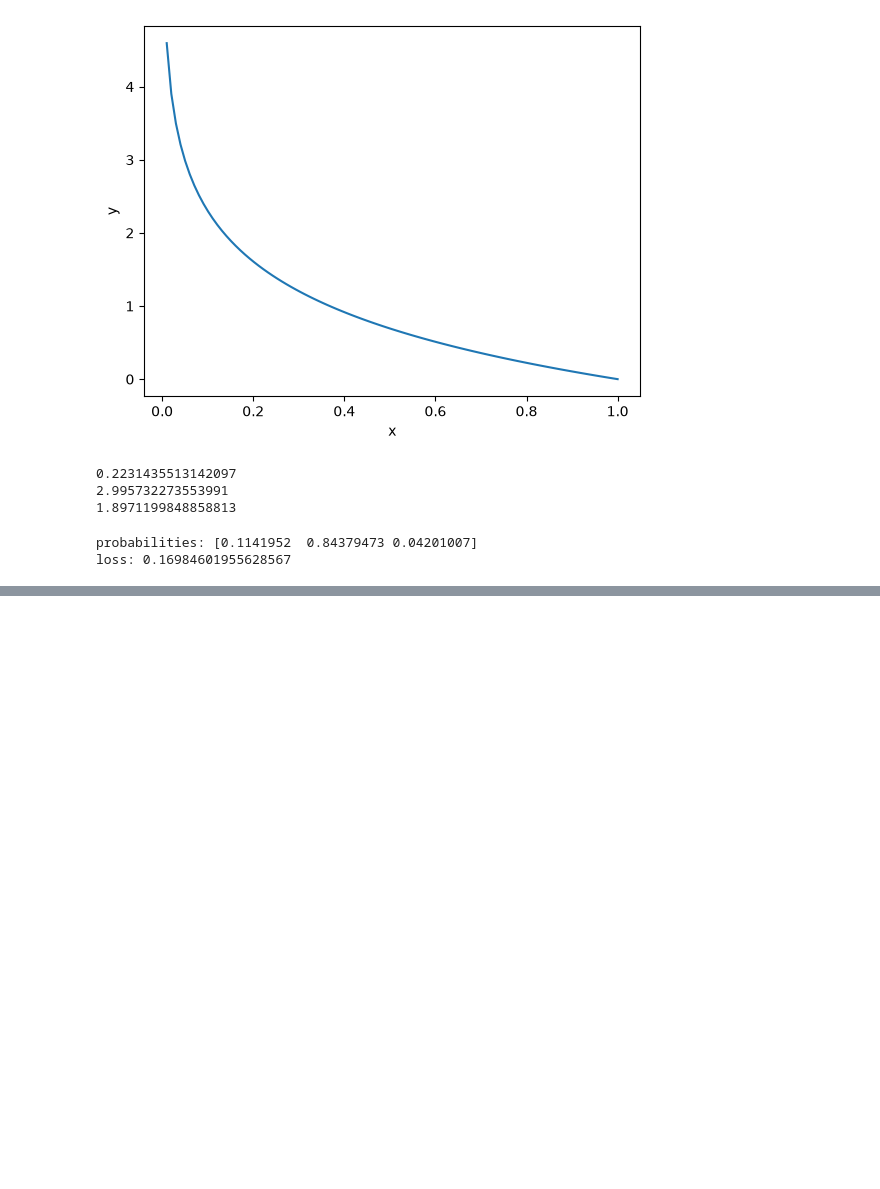
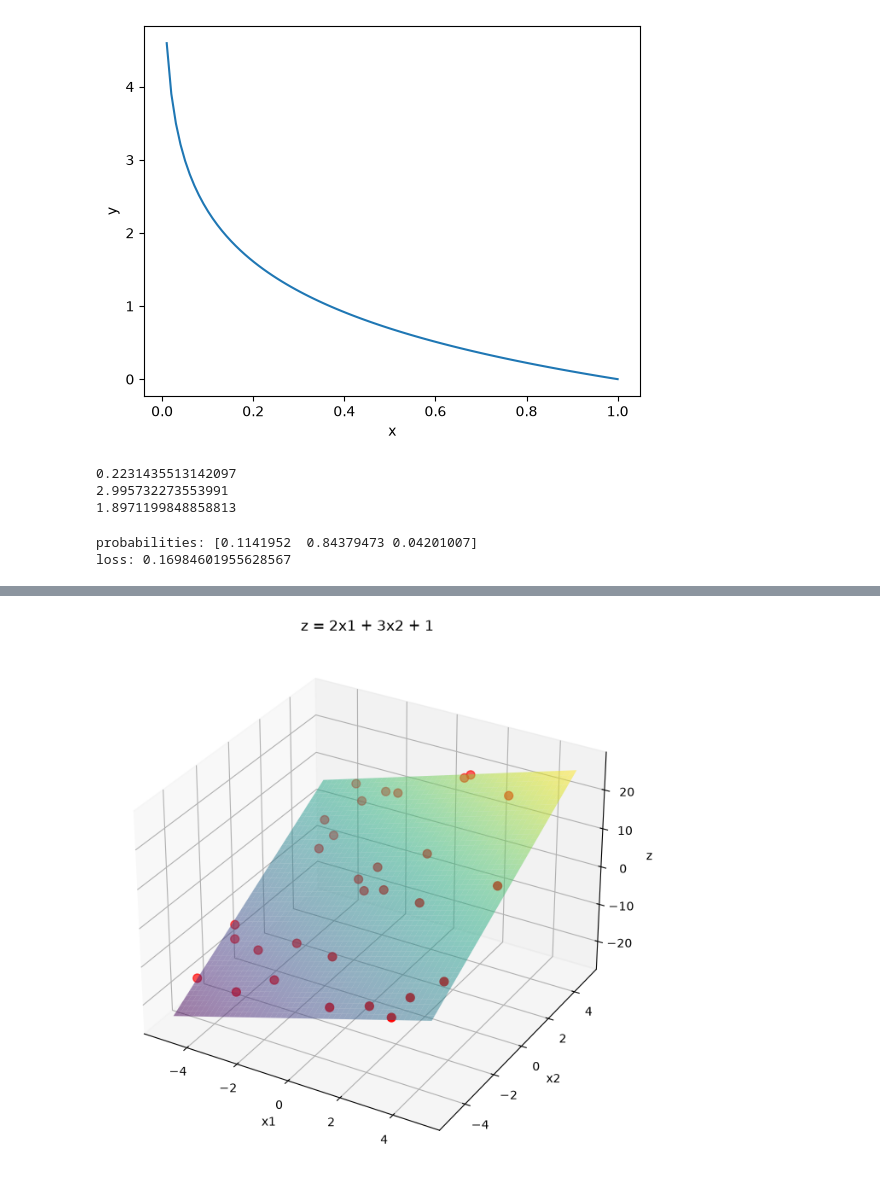
Before and after one commit to Kimchi-2025/big0611, a Jupyter notebook: py/AI_Learning/ML_day1.ipynb, the cells around one changed output, grey strips where cells are left out. Cells and saved outputs as stored; diff of their text form; code cells hidden in the pictures; blank space fills up the shorter version.

```diff
--- a/py/AI_Learning/ML_day1.ipynb
+++ b/py/AI_Learning/ML_day1.ipynb
@@ -1045,0 +1108,85 @@ loss: 0.16984601955628567
+# %%
+import numpy as np
+import matplotlib.pyplot as plt
+
+# -------------------------
+# 1. 실제 데이터 생성
+# -------------------------
+
+np.random.seed(42)
+
+# x1, x2 데이터
+x1 = np.random.uniform(-5, 5, 30)
+x2 = np.random.uniform(-5, 5, 30)
+
+# 실제 관계
+true_w1 = 2
+true_w2 = 3
+true_b = 1
+
+# z = w1*x1 + w2*x2 + b + noise
+z = true_w1 * x1 + true_w2 * x2 + true_b
+z += np.random.normal(0, 2, 30)  # 약간의 오차 추가
+
+
+# -------------------------
+# 2. 우리가 설정한 모델
+# -------------------------
+
+w1 = 2
+w2 = 3
+b = 1
+
+
+# -------------------------
+# 3. 평면을 그리기 위한 격자 생성
+# -------------------------
+
+x1_plane = np.linspace(-5, 5, 50)
+x2_plane = np.linspace(-5, 5, 50)
+
+X1, X2 = np.meshgrid(x1_plane, x2_plane)
+
+Z = w1 * X1 + w2 * X2 + b
+
+
+# -------------------------
+# 4. 3차원 그래프
+# -------------------------
+
+fig = plt.figure(figsize=(10, 8))
+
+ax = fig.add_subplot(111, projection='3d')
+
+# 실제 데이터 점
+ax.scatter(
+    x1,
+    x2,
+    z,
+    color='red',
+    s=50,
+    label='Actual data'
+)
+
+# 모델이 만든 평면
+ax.plot_surface(
+    X1,
+    X2,
+    Z,
+    cmap='viridis',
+    alpha=0.5
+)
+
+# 축 이름
+ax.set_xlabel('x1')
+ax.set_ylabel('x2')
+ax.set_zlabel('z')
+
+# 제목
+ax.set_title(
+    f'z = {w1}x1 + {w2}x2 + {b}'
+)
+
+plt.show()
+# %% [output]
+[figure, added]
```
Also changed, not shown: parts of 14 cells of this notebook.
